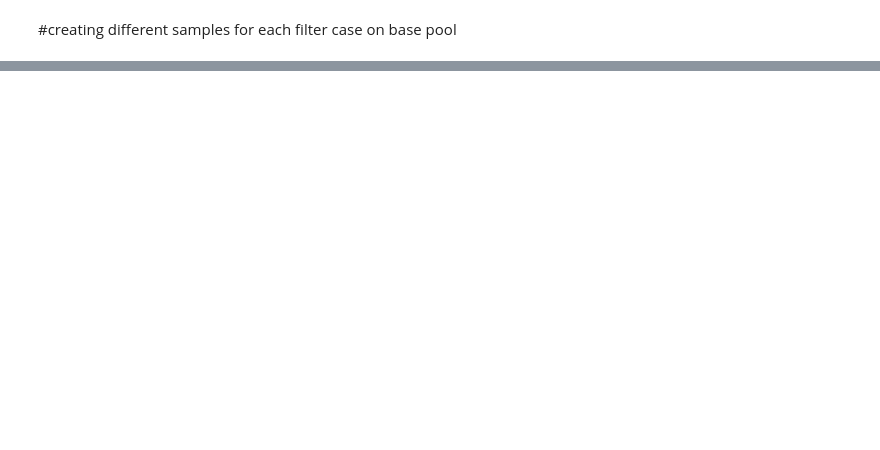
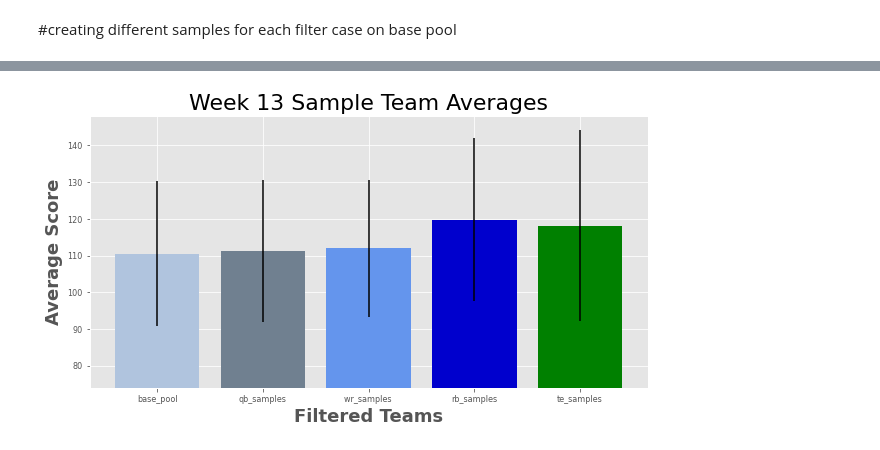
Before and after one commit to amoss038/DFS_Comparison-, a Jupyter notebook: team_generator.ipynb, the cells around one changed output, grey strips where cells are left out. Cells and saved outputs as stored; diff of their text form; code cells hidden in the pictures; blank space fills up the shorter version.

Commit message:
box plots almost other graph

```diff
--- a/team_generator.ipynb
+++ b/team_generator.ipynb
@@ -328 +329,36 @@ max       228.740000
 dtype: float64
+# %%
+import math
+x = ['base_pool', 'qb_samples', 'wr_samples ', 'rb_samples', 'te_samples']
+ave_score = [110.54, 111.18, 111.95, 119.79, 118.10]
+sd = [19.64, 19.37, 18.76, 22.11, 25.97]
+
+maxy = [178.94, 178.90, 170.54, 198.68, 202.38]
+
+mini = [64.24, 66.62, 61.98, 48.16, 35.34  ]
+
+x_pos = np.arange(1,6)
+
+
+plt.bar(x_pos, ave_score, color=['lightsteelblue', 'slategray', 'cornflowerblue', 'mediumblue', 'green'], yerr=sd, linewidth=20)
+plt.xlabel("Filtered Teams", fontsize=18, weight = 'bold')
+plt.ylabel("Average Score", fontsize=18, weight = 'bold')
+plt.title("Week 13 Sample Team Averages", fontsize=22)
+plt.rcParams["figure.figsize"] = (10,5)
+
+
+
+
+
+low = min(ave_score)
+high = max(ave_score)
+plt.ylim([math.ceil(low-4*(high-low)), math.ceil(high+3*(high-low))])
+
+
+plt.xticks(x_pos, x)
+
+plt.show()
+
+#interval standard deviation from mean
+# %% [output]
+[figure, added]
```
Also changed, not shown: parts of 12 cells of this notebook, 2 other files.
